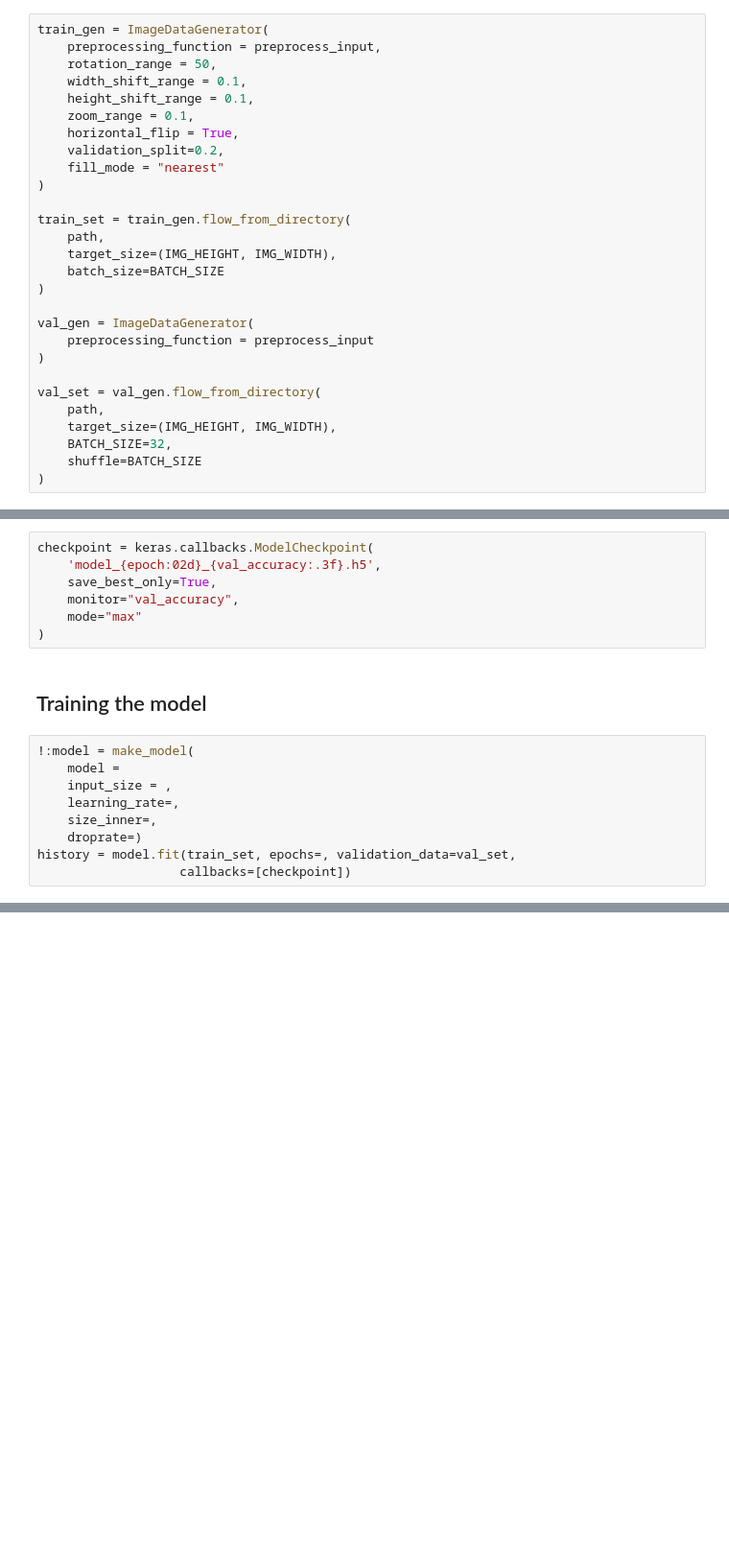
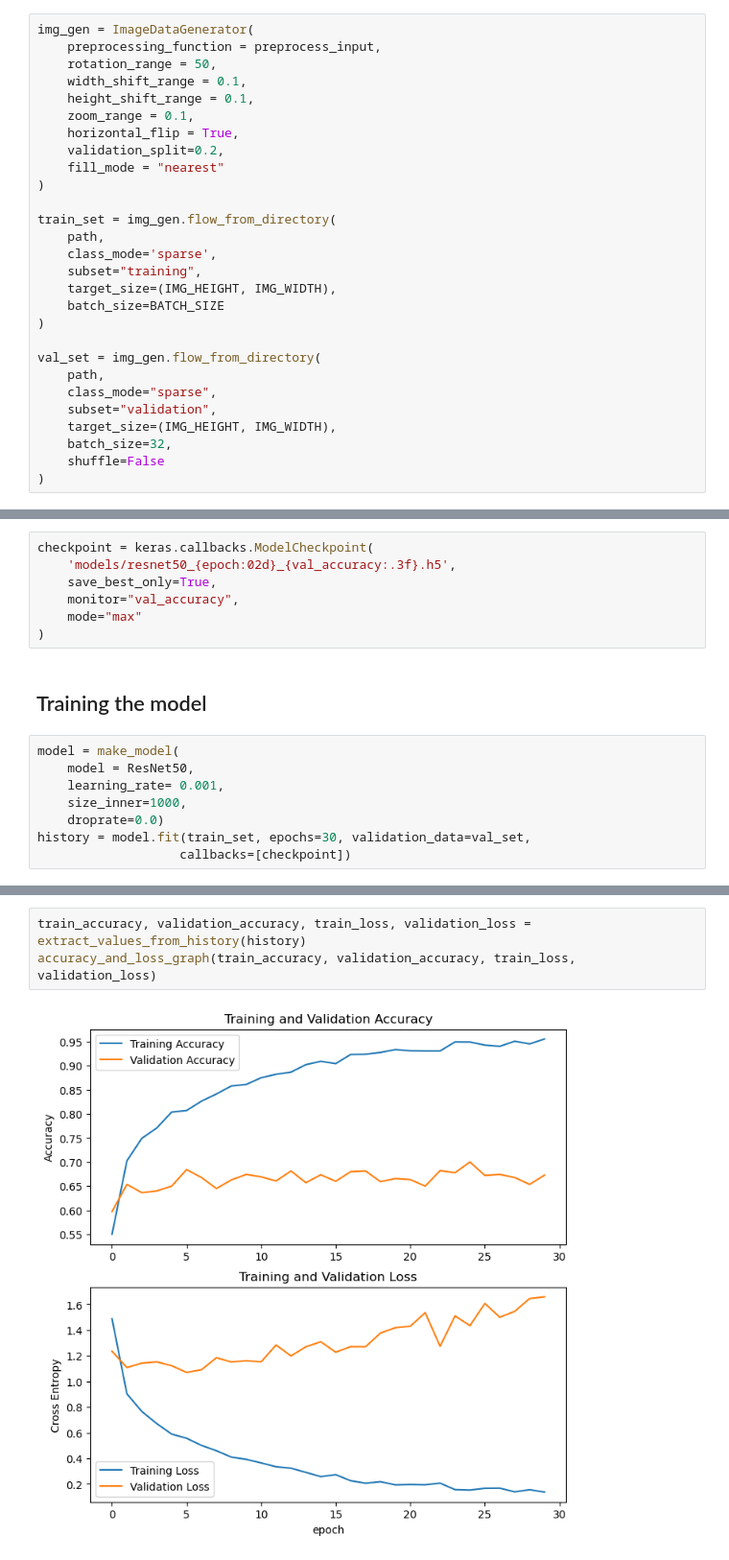
Before and after one commit to cecilegltslmcs/cats-classification, a Jupyter notebook: notebook/notebook.ipynb, the cells around one changed output, grey strips where cells are left out. Shown at 96% size. Saved outputs shown, nothing was run; the diff lists cells and outputs as text; blank space fills up the shorter version.

```diff
--- a/notebook/notebook.ipynb
+++ b/notebook/notebook.ipynb
@@ -826,7 +857,7 @@ from tensorflow.keras.applications. import
 # %% [markdown]
 ## Data Augmentation
 # %%
-train_gen = ImageDataGenerator(
+img_gen = ImageDataGenerator(
     preprocessing_function = preprocess_input,
     rotation_range = 50,
     width_shift_range = 0.1,
@@ -837,19 +868,19 @@ train_gen = ImageDataGenerator(
     fill_mode = "nearest"
 )
 
-train_set = train_gen.flow_from_directory(
+train_set = img_gen.flow_from_directory(
     path,
+    class_mode='sparse',
+    subset="training",
     target_size=(IMG_HEIGHT, IMG_WIDTH),
     batch_size=BATCH_SIZE
 )
 
-val_gen = ImageDataGenerator(
-    preprocessing_function = preprocess_input
+val_set = img_gen.flow_from_directory(
+    path,
+    class_mode="sparse",
+    subset="validation",
+    target_size=(IMG_HEIGHT, IMG_WIDTH),
+    batch_size=32,
+    shuffle=False
 )
-
-val_set = val_gen.flow_from_directory(
-    path,
-    target_size=(IMG_HEIGHT, IMG_WIDTH),
-    BATCH_SIZE=32,
-    shuffle=BATCH_SIZE
-)
@@ -857,7 +891,7 @@ val_set = val_gen.flow_from_directory(
 ## Prepare checkpointing
 # %%
 checkpoint = keras.callbacks.ModelCheckpoint(
-    'model_{epoch:02d}_{val_accuracy:.3f}.h5',
+    'models/resnet50_{epoch:02d}_{val_accuracy:.3f}.h5',
     save_best_only=True,
     monitor="val_accuracy",
     mode="max"
@@ -865,11 +899,10 @@ checkpoint = keras.callbacks.ModelCheckpoint(
 # %% [markdown]
 ## Training the model
 # %%
-!:model = make_model(
-    model =
-    input_size = ,
-    learning_rate=,
-    size_inner=,
-    droprate=)
-history = model.fit(train_set, epochs=, validation_data=val_set,
+model = make_model(
+    model = ResNet50,
+    learning_rate= 0.001,
+    size_inner=1000,
+    droprate=0.0)
+history = model.fit(train_set, epochs=30, validation_data=val_set,
                    callbacks=[checkpoint])
@@ -877,0 +927,5 @@ history = model.fit(train_set, epochs=, validation_data=val_set,
+# %%
+train_accuracy, validation_accuracy, train_loss, validation_loss = extract_values_from_history(history)
+accuracy_and_loss_graph(train_accuracy, validation_accuracy, train_loss, validation_loss)
+# %% [output]
+[figure, added]
```
Also changed, not shown: parts of 14 cells of this notebook.
